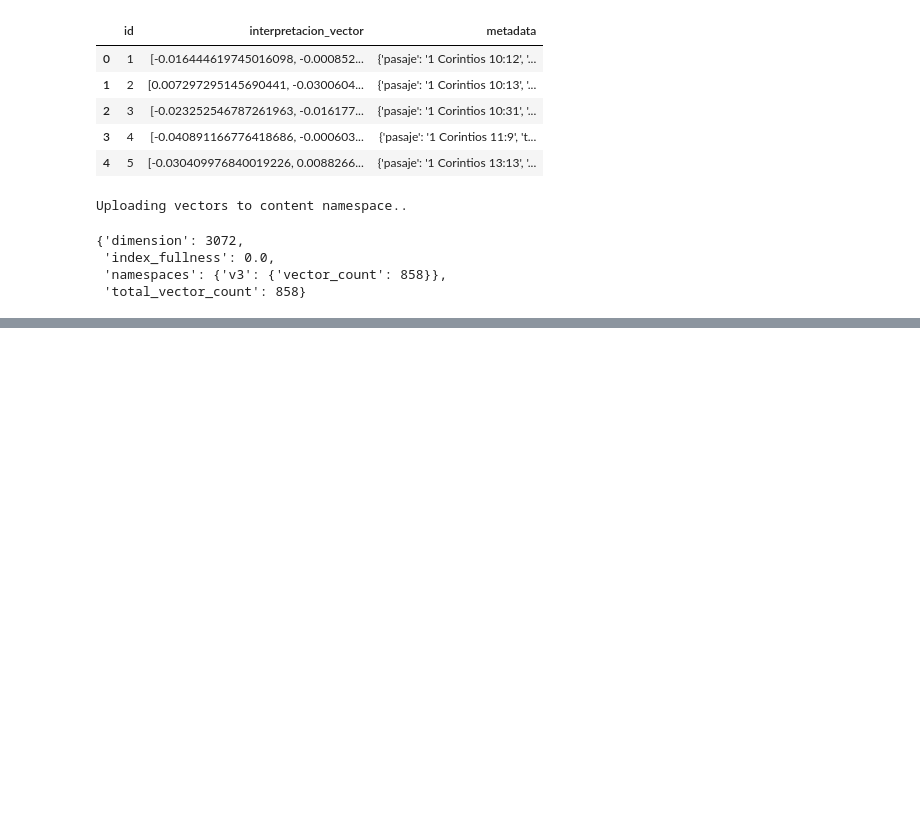
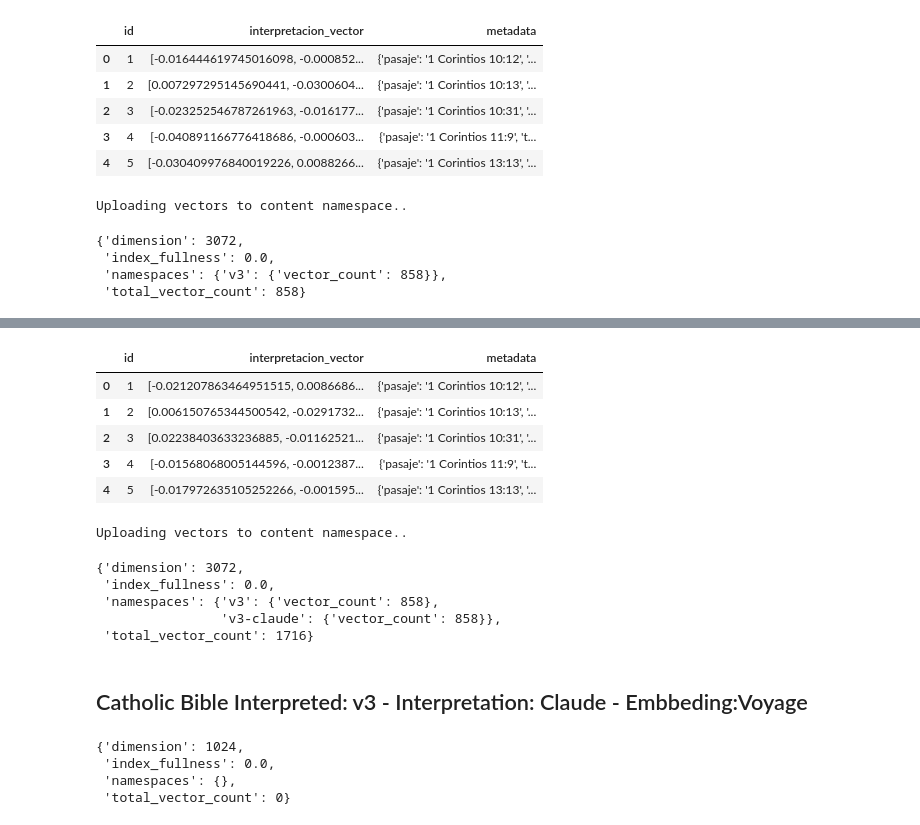
Before and after one commit to orare-tfm/orare-model, a Jupyter notebook: bible/vector_db/pinecone.ipynb, the cells around one changed output, grey strips where cells are left out. Saved outputs shown, nothing was run; the diff lists cells and outputs as text; code cells hidden in the pictures; blank space fills up the shorter version.

```diff
--- a/bible/vector_db/pinecone.ipynb
+++ b/bible/vector_db/pinecone.ipynb
@@ -288,0 +305,9 @@ index.describe_index_stats()
+# %%
+# Reading the bible interpreted with embeddings
+bible_data = pd.read_csv('bible/data/cat_bible_int_claude_emb.txt', sep='|', encoding='utf-8')
+
+# Tranforming vector string into list
+bible_data['interpretacion_vector'] = bible_data['interpretacion_vector'].apply(ast.literal_eval)
+
+# Showing the bible_data object
+bible_data.info(show_counts=True)
@@ -288,0 +328,58 @@ index.describe_index_stats()
+# %%
+# Formatting the Bible dataframe
+
+# Craeting column "metadata"
+bible_data['metadata'] = bible_data.apply(lambda row: {
+    'pasaje': row['pasaje'],
+    'texto': row['texto'],
+    'interpretacion': row['interpretacion'],
+    'temas': row['area_vida']
+}, axis=1)
+
+# Dropping the columns inserted in metadata
+bible_data = bible_data.drop(columns=['pasaje','texto','interpretacion','area_vida'])
+
+# Reordering columns
+columns = ['id','interpretacion_vector','metadata']
+bible_data = bible_data[columns]
+bible_data.head()
+# %% [output]
+|  | id | interpretacion_vector | metadata |
+| 0 | 1 | [-0.021207863464951515, 0.0086686... | {'pasaje': '1 Corintios 10:12', '... |
+| 1 | 2 | [0.006150765344500542, -0.0291732... | {'pasaje': '1 Corintios 10:13', '... |
+| 2 | 3 | [0.02238403633236885, -0.01162521... | {'pasaje': '1 Corintios 10:31', '... |
+| 3 | 4 | [-0.01568068005144596, -0.0012387... | {'pasaje': '1 Corintios 11:9', 't... |
+| 4 | 5 | [-0.017972635105252266, -0.001595... | {'pasaje': '1 Corintios 13:13', '... |
+# %%
+# Upsert content vectors in content namespace - this can take a few minutes
+print("Uploading vectors to content namespace..")
+for batch_df in df_batcher(bible_data):
+    vectors = list(zip(batch_df.id.astype(str), batch_df.interpretacion_vector, batch_df.metadata))
+    index.upsert(vectors=vectors, namespace='v3-claude')
+# %% [output]
+Uploading vectors to content namespace..
+# %%
+# Check index size of the namespace to confirm all of our docs have been loaded
+index.describe_index_stats()
+# %% [output]
+{'dimension': 3072,
+ 'index_fullness': 0.0,
+ 'namespaces': {'v3': {'vector_count': 858},
+                'v3-claude': {'vector_count': 858}},
+ 'total_vector_count': 1716}
+# %% [markdown]
+## Catholic Bible Interpreted: v3 - Interpretation: Claude - Embbeding:Voyage
+# %%
+# Index for Bible By Theme Interpreted v1 and v2
+index_name = 'bible-verses-voyage'
+
+# Setting the host of the index from the Pinecone web admin portal
+index = pc.Index(index_name=index_name, host='https://bible-verses-voyage-rsup9mo.svc.aped-4627-b74a.pinecone.io')
+
+# Check index size of the namespace to confirm all of our docs have been loaded
+index.describe_index_stats()
+# %% [output]
+{'dimension': 1024,
+ 'index_fullness': 0.0,
+ 'namespaces': {},
+ 'total_vector_count': 0}
```
Also changed, not shown: parts of 14 cells of this notebook.
